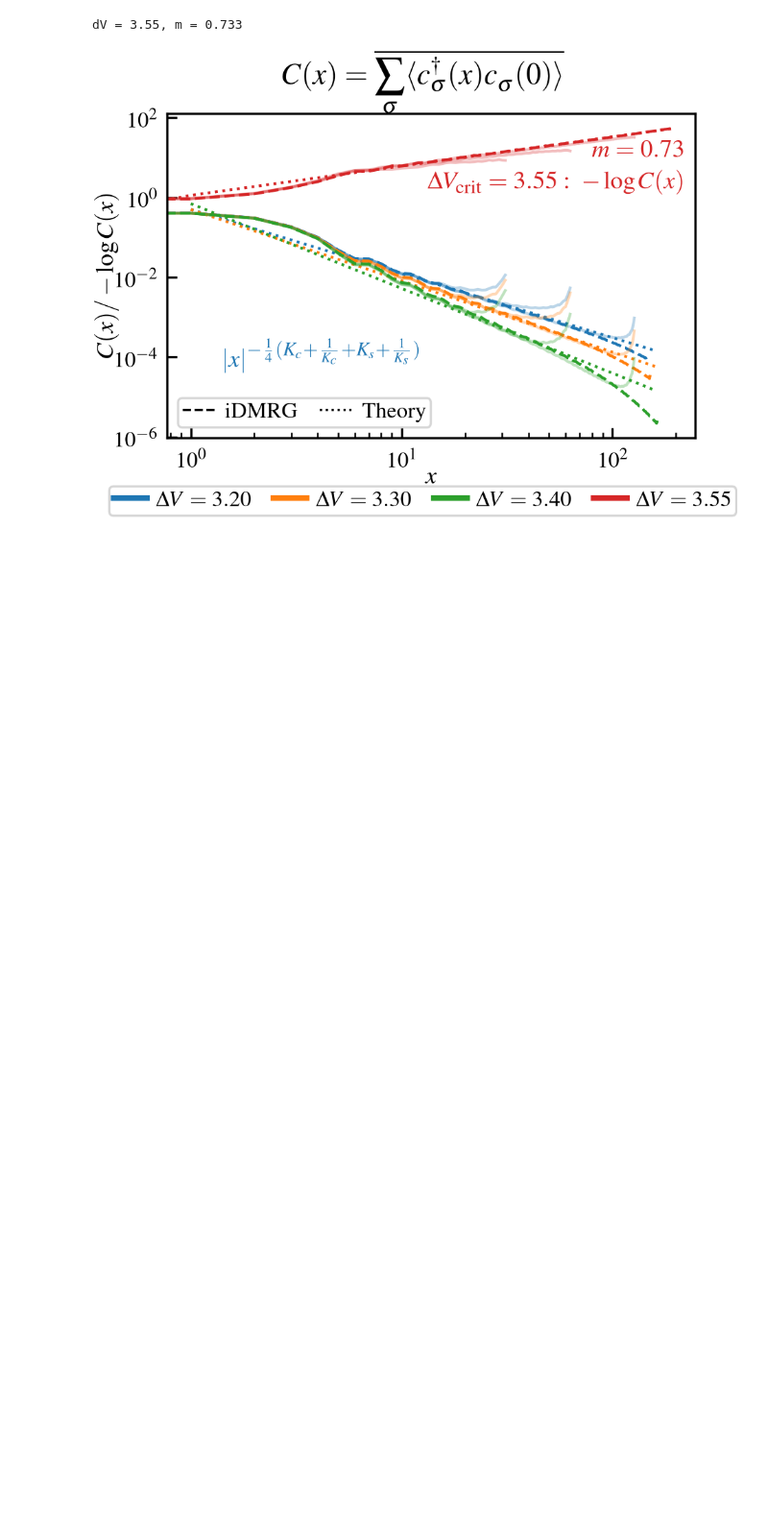
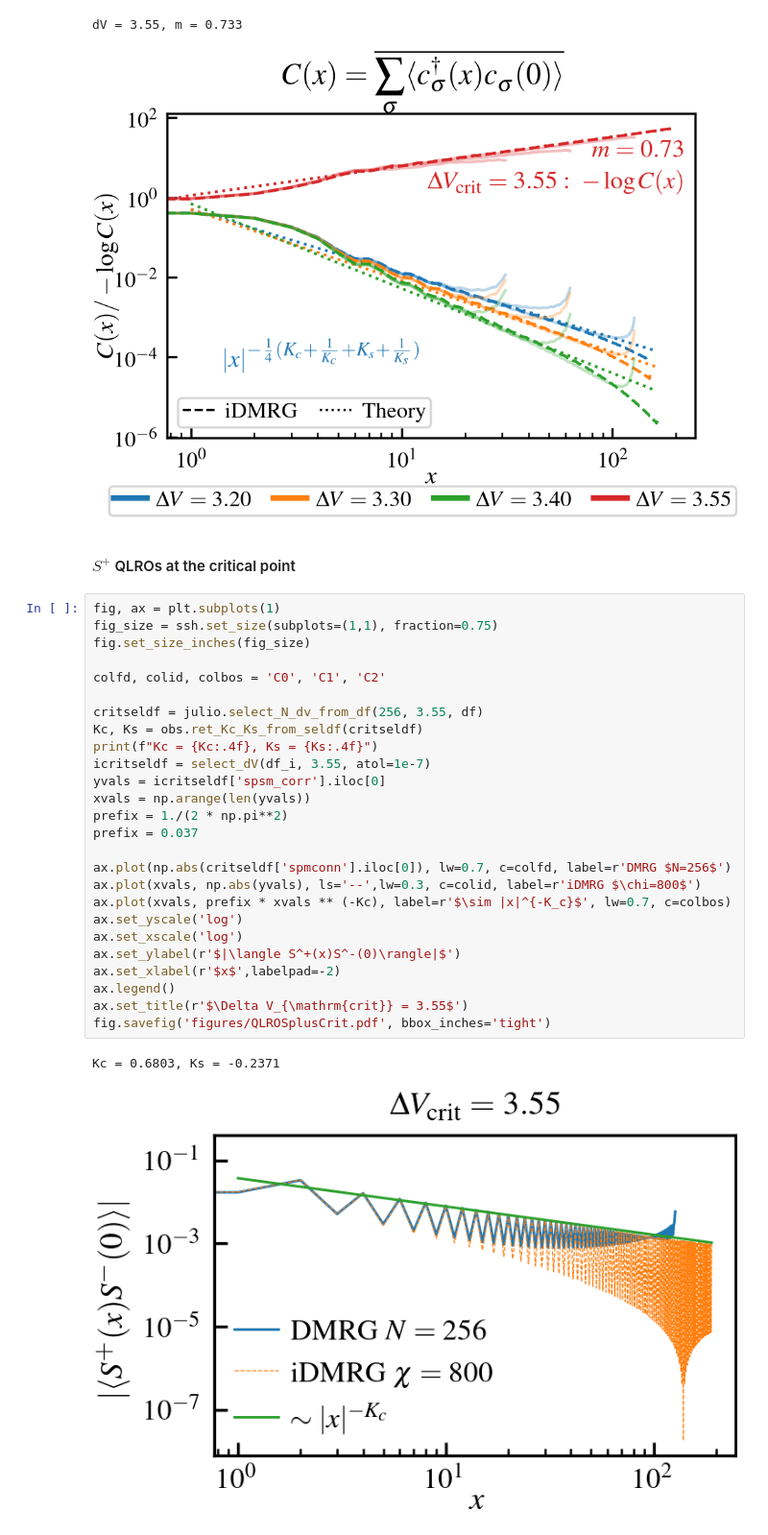
Before and after one commit to aravindhshankar/Spin1LongRangeOrder.jl, a Jupyter notebook: python/figmaker/ShowLRO.ipynb, the cells around one changed output. Shown at 96% size. Cells and saved outputs as stored; diff of their text form; blank space fills up the shorter version.

```diff
--- a/python/figmaker/ShowLRO.ipynb
+++ b/python/figmaker/ShowLRO.ipynb
@@ -307,3 +307,34 @@ fig.savefig("figures/ShowLisaScaling.pdf", bbox_inches='tight')
 # %% [output]
 dV = 3.55, m = 0.733
 [figure]
+# %% [markdown]
+#### $S^+$ QLROs at the critical point
+# %%
+fig, ax = plt.subplots(1)
+fig_size = ssh.set_size(subplots=(1,1), fraction=0.75)
+fig.set_size_inches(fig_size)
+
+colfd, colid, colbos = 'C0', 'C1', 'C2'
+
+critseldf = julio.select_N_dv_from_df(256, 3.55, df)
+Kc, Ks = obs.ret_Kc_Ks_from_seldf(critseldf)
+print(f"Kc = {Kc:.4f}, Ks = {Ks:.4f}")
+icritseldf = select_dV(df_i, 3.55, atol=1e-7)
+yvals = icritseldf['spsm_corr'].iloc[0]
+xvals = np.arange(len(yvals))
+prefix = 1./(2 * np.pi**2)
+prefix = 0.037
+
+ax.plot(np.abs(critseldf['spmconn'].iloc[0]), lw=0.7, c=colfd, label=r'DMRG $N=256$')
+ax.plot(xvals, np.abs(yvals), ls='--',lw=0.3, c=colid, label=r'iDMRG $\chi=800$')
+ax.plot(xvals, prefix * xvals ** (-Kc), label=r'$\sim |x|^{-K_c}$', lw=0.7, c=colbos)
+ax.set_yscale('log')
+ax.set_xscale('log')
+ax.set_ylabel(r'$|\langle S^+(x)S^-(0)\rangle|$')
+ax.set_xlabel(r'$x$',labelpad=-2)
+ax.legend()
+ax.set_title(r'$\Delta V_{\mathrm{crit}} = 3.55$')
+fig.savefig('figures/QLROSplusCrit.pdf', bbox_inches='tight')
+# %% [output]
+Kc = 0.6803, Ks = -0.2371
+[figure, added]
```
Also changed, not shown: 1 other file.
